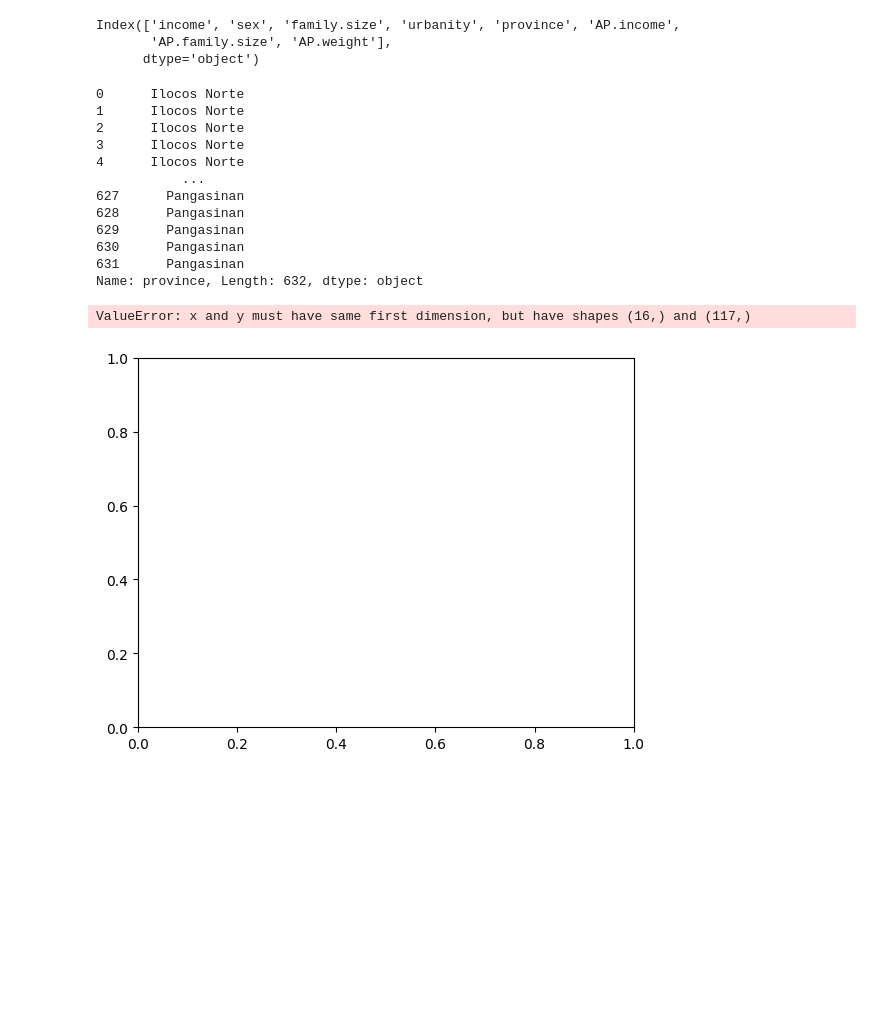
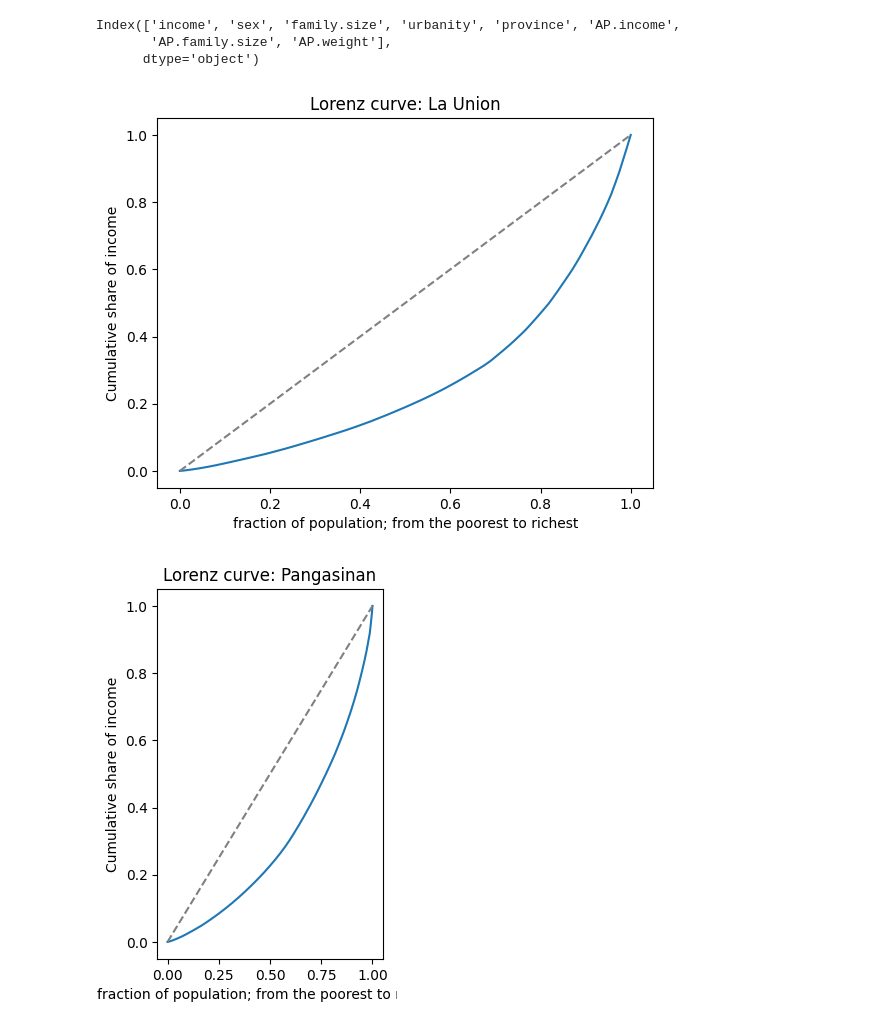
Before and after one commit to Shuyan-Chen/DescriptiveStat, a Jupyter notebook: labTask/list09.ipynb, the cells around one changed output. Drawn from its saved outputs; the diff is of its cells as text; code cells hidden in the pictures; blank space fills up the shorter version.

```diff
--- a/labTask/list09.ipynb
+++ b/labTask/list09.ipynb
@@ -111,46 +111,39 @@ income.columns
 Index(['income', 'sex', 'family.size', 'urbanity', 'province', 'AP.income',
        'AP.family.size', 'AP.weight'],
       dtype='object')
-# %%
-income['province']
-# %% [output]
-0      Ilocos Norte
-1      Ilocos Norte
-2      Ilocos Norte
-3      Ilocos Norte
-4      Ilocos Norte
-           ...
-627      Pangasinan
-628      Pangasinan
-629      Pangasinan
-630      Pangasinan
-631      Pangasinan
-Name: province, Length: 632, dtype: object
+# %%
+LU_income = income.loc[income['province'] == "La Union", 'income']
 # %%
-s1 = income.loc[income['province']== 'La Union', 'income' ]
-s2 = income.loc[income['province']== 'Pangasinan', 'income' ]
-
-cumsum1 = s1.cumsum()
-cum_percentage1 = cumsum1/ s1.sum()
-
-cumsum2 = s2.cumsum()
-cum_percentage2 = cumsum2/ s2.sum()
-
-y = pd.concat([pd.Series([0]), cum_percentage1])
-x = pd.concat([pd.Series(np.arange(0,1,1/15)), pd.Series([1])])
+LU_sorted = LU_income.sort_values()
+lorenz_curve = LU_sorted.cumsum()/LU_sorted.sum()
+y = pd.concat([pd.Series([0]), lorenz_curve])
+x = pd.concat([pd.Series(np.arange(0,1,1/len(LU_income))), pd.Series([1])])
 
 plt.plot(x,y, label="lorenz curve")
-plt.plot([0,1],[0,1],linestyle = '--', color = 'gray', label='===')
-plt.xlabel('cfoc')
-plt.ylabel('cfofv')
+plt.plot([0,1],[0,1],linestyle = '--', color = 'gray', label='Line of equality')
+plt.xlabel('fraction of population; from the poorest to richest')
+plt.ylabel('Cumulative share of income')
+plt.title('Lorenz curve: La Union')
+plt.legend
+plt.show()
 
-y2 = pd.concat([pd.Series([0]), cum_percentage2])
-x2= pd.concat([pd.Series(np.arange(0,1,1/15)), pd.Series([1])])
 
-plt.plot(x2,y2, label="lorenz curve")
-plt.plot([0,1],[0,1],linestyle = '--', color = 'gray', label='===')
-plt.xlabel('cfoc')
-plt.ylabel('cfofv')
+
+
+plt.subplot(1,2,1)
+PS_income = income.loc[income['province'] == "Pangasinan", 'income']
+PS_sorted = PS_income.sort_values()
+lorenz_curve = PS_sorted.cumsum()/PS_sorted.sum()
+y = pd.concat([pd.Series([0]), lorenz_curve])
+x = pd.concat([pd.Series(np.arange(0,1,1/len(PS_income))), pd.Series([1])])
+
+plt.plot(x,y, label="lorenz curve")
+plt.plot([0,1],[0,1],linestyle = '--', color = 'gray', label='Line of equality')
+plt.xlabel('fraction of population; from the poorest to richest')
+plt.ylabel('Cumulative share of income')
+plt.title('Lorenz curve: Pangasinan')
+plt.legend
+plt.show()
 # %% [output]
-ValueError: x and y must have same first dimension, but have shapes (16,) and (117,)
-[figure, old version]
+[figure, new version]
+[figure, added]
```
